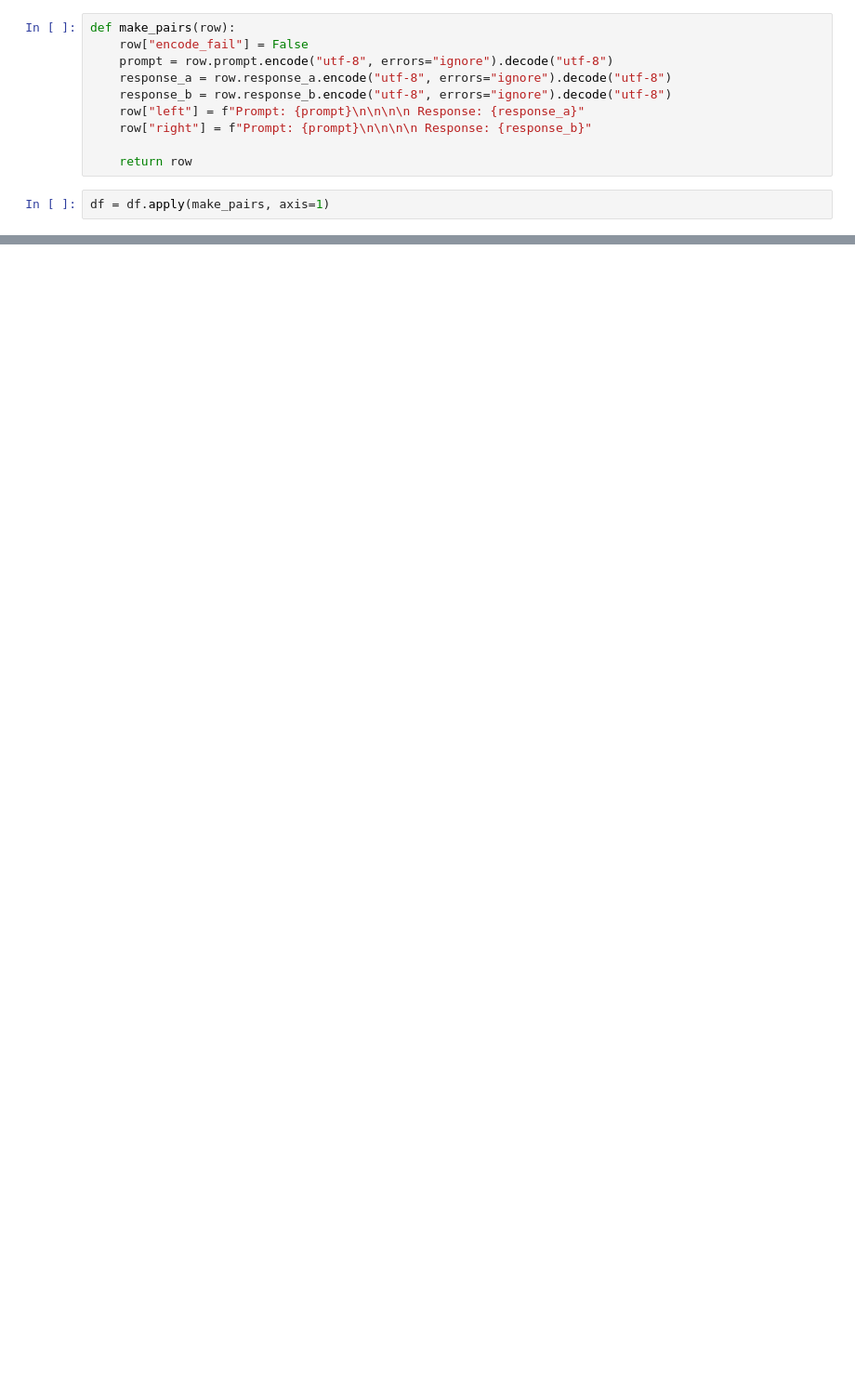
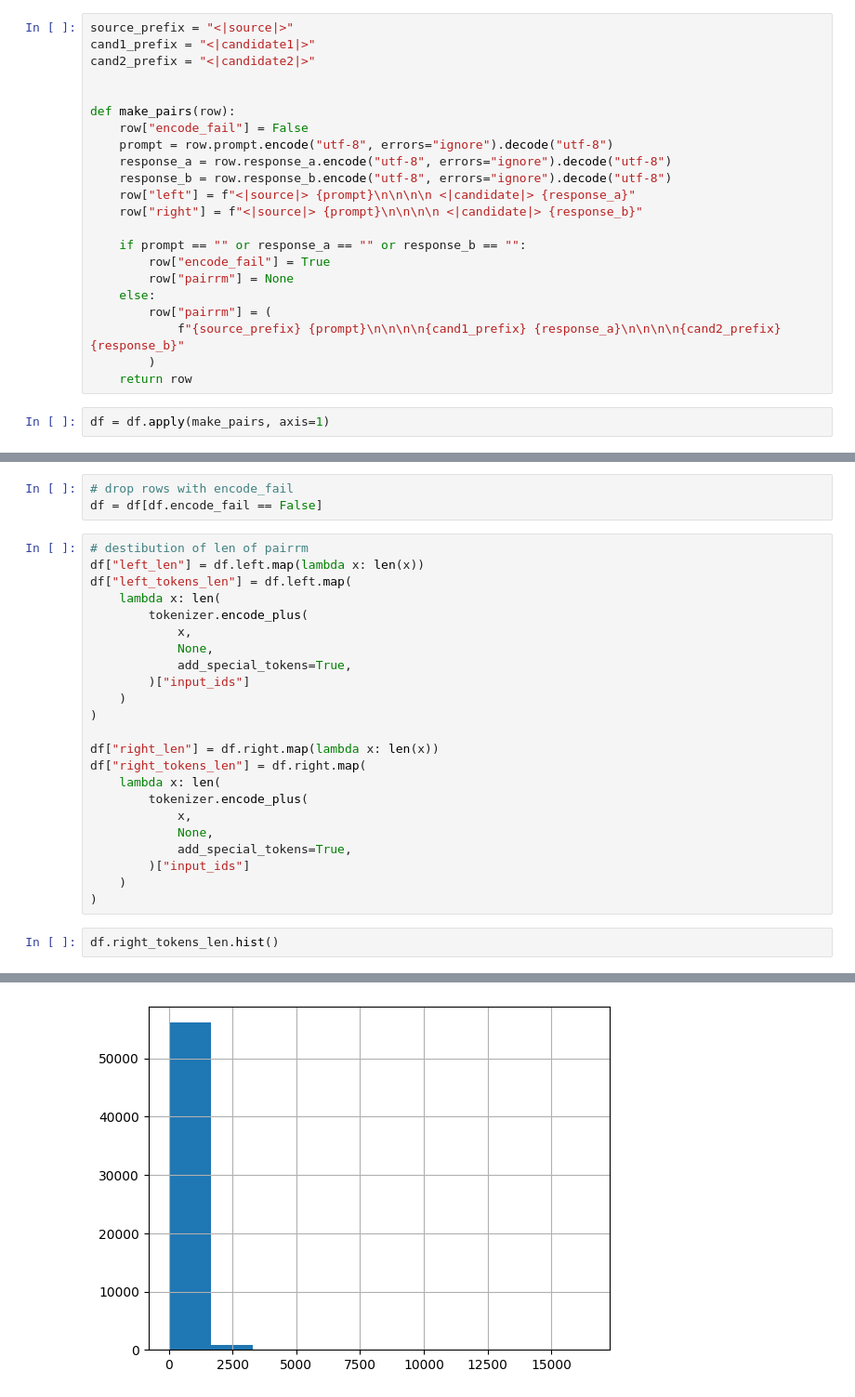
Before and after one commit to kirill-yatsy/LMSYS, a Jupyter notebook: notebooks/preparing_data_frame.ipynb, the cells around one changed output, grey strips where cells are left out. Shown: that part at 93% size. Saved outputs shown, nothing was run; the diff lists cells and outputs as text; blank space fills up the shorter version.

Commit message:
pairrm model

```diff
--- a/notebooks/preparing_data_frame.ipynb
+++ b/notebooks/preparing_data_frame.ipynb
@@ -31,12 +72,24 @@ df.head()
 # %%
+source_prefix = "<|source|>"
+cand1_prefix = "<|candidate1|>"
+cand2_prefix = "<|candidate2|>"
+
+
 def make_pairs(row):
     row["encode_fail"] = False
     prompt = row.prompt.encode("utf-8", errors="ignore").decode("utf-8")
     response_a = row.response_a.encode("utf-8", errors="ignore").decode("utf-8")
     response_b = row.response_b.encode("utf-8", errors="ignore").decode("utf-8")
-    row["left"] = f"Prompt: {prompt}\n\n\n\n Response: {response_a}"
-    row["right"] = f"Prompt: {prompt}\n\n\n\n Response: {response_b}"
+    row["left"] = f"<|source|> {prompt}\n\n\n\n <|candidate|> {response_a}"
+    row["right"] = f"<|source|> {prompt}\n\n\n\n <|candidate|> {response_b}"
 
+    if prompt == "" or response_a == "" or response_b == "":
+        row["encode_fail"] = True
+        row["pairrm"] = None
+    else:
+        row["pairrm"] = (
+            f"{source_prefix} {prompt}\n\n\n\n{cand1_prefix} {response_a}\n\n\n\n{cand2_prefix} {response_b}"
+        )
     return row
 # %%
 df = df.apply(make_pairs, axis=1)
@@ -42,0 +104,29 @@ df = df.apply(make_pairs, axis=1)
+# %%
+# drop rows with encode_fail
+df = df[df.encode_fail == False]
+# %%
+# destibution of len of pairrm
+df["left_len"] = df.left.map(lambda x: len(x))
+df["left_tokens_len"] = df.left.map(
+    lambda x: len(
+        tokenizer.encode_plus(
+            x,
+            None,
+            add_special_tokens=True,
+        )["input_ids"]
+    )
+)
+
+df["right_len"] = df.right.map(lambda x: len(x))
+df["right_tokens_len"] = df.right.map(
+    lambda x: len(
+        tokenizer.encode_plus(
+            x,
+            None,
+            add_special_tokens=True,
+        )["input_ids"]
+    )
+)
+# %%
+df.right_tokens_len.hist()
+# %% [output]
@@ -42,0 +135 @@ df = df.apply(make_pairs, axis=1)
+[figure, added]
```
Also changed, not shown: parts of 21 cells of this notebook, 5 other files.
